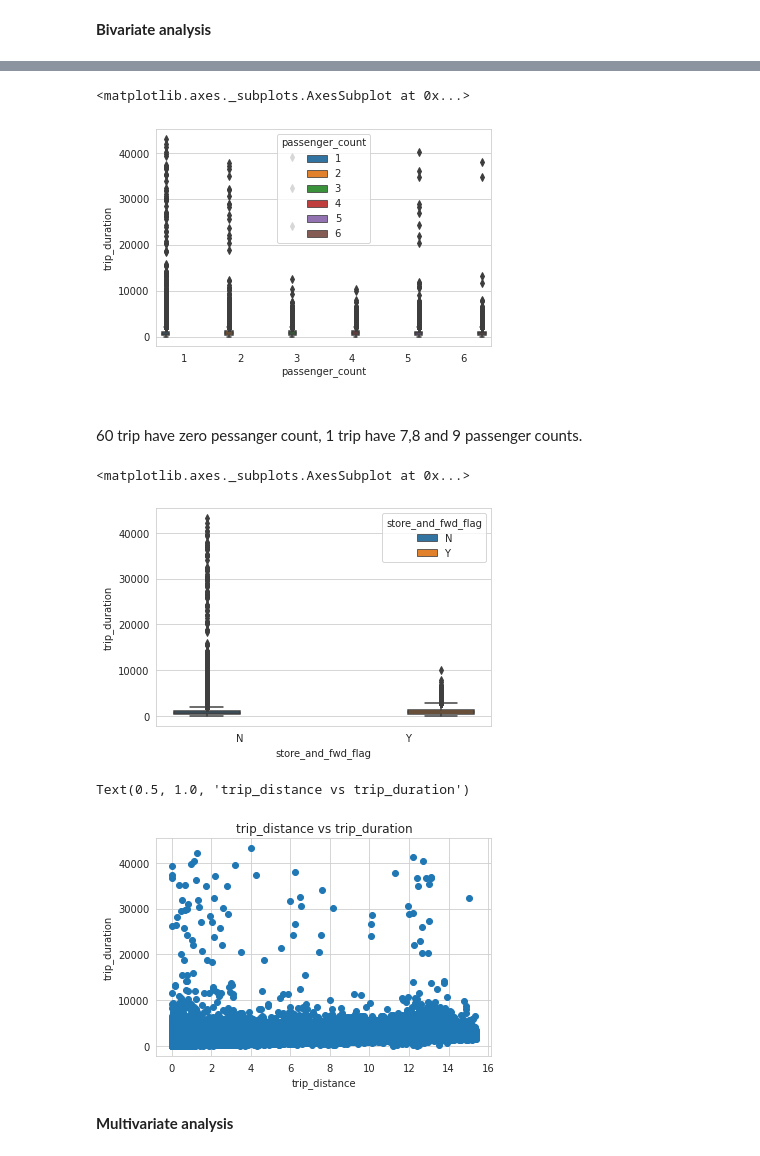
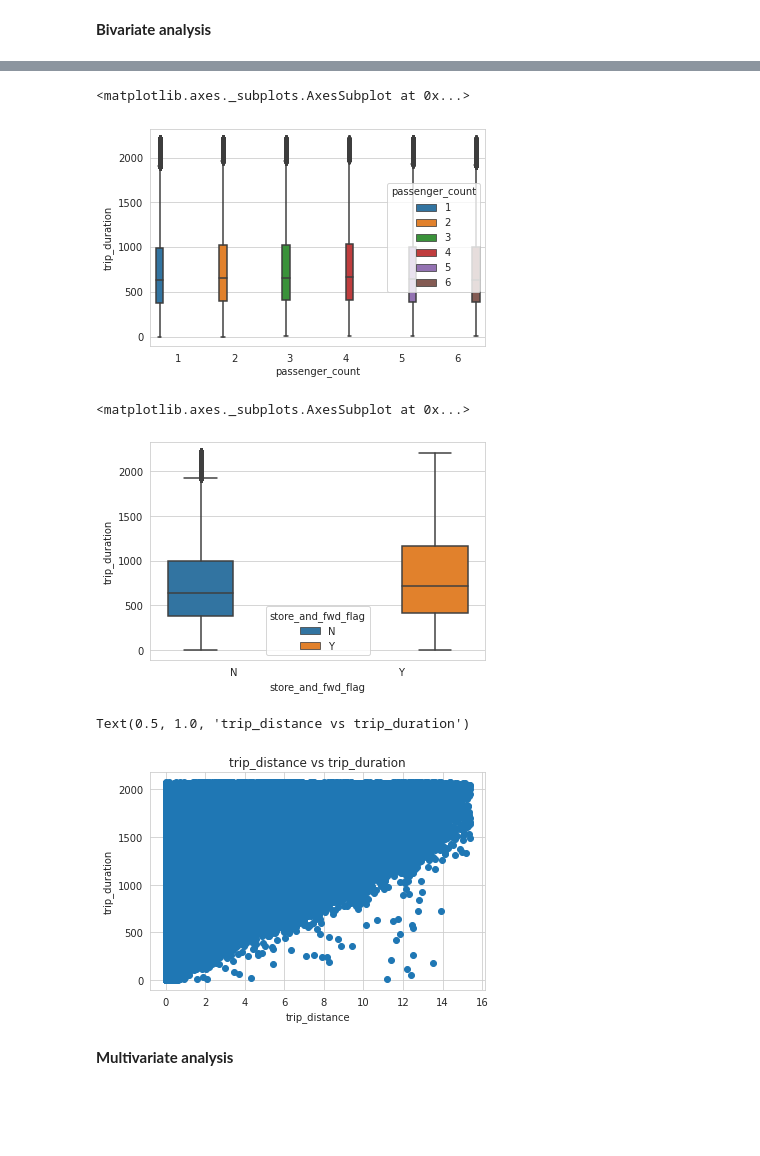
Before and after one commit to ad709kr/NYC-Taxi-Trip-Time-Predction, a Jupyter notebook: NYC_trip_time_prediction_individual.ipynb, the cells around one changed output, grey strips where cells are left out. Saved outputs shown, nothing was run; the diff lists cells and outputs as text; code cells hidden in the pictures; blank space fills up the shorter version.

```diff
--- a/NYC_trip_time_prediction_individual.ipynb
+++ b/NYC_trip_time_prediction_individual.ipynb
@@ -571,0 +588,31 @@ total data loss is  0.4753044608554246
+# %%
+#  1) using interquartile ranges
+def OutlierRemovaIQR(df):
+  first_Quartile = df['trip_duration'].quantile(0.25)
+  third_Quartile = df['trip_duration'].quantile(0.75)
+  IQR = third_Quartile - first_Quartile
+  low_lim = first_Quartile - 1.5 * IQR
+  if low_lim > 0:
+    lower_lim = low_lim
+  else:
+    lower_lim = 0
+  upper_limit = third_Quartile + 1.5* IQR
+  df1 = df[(df['trip_duration']>lower_lim) & (df['trip_duration'] < upper_limit)]
+  data_loss = df.shape[0]-df1.shape[0]
+  print("data loss by IQR method ", data_loss*100/df.shape[0])
+  return df1
+
+
+# 2) using stadard deviation
+def OutlierRemovalSTD(df):
+  mean = df['trip_duration'].mean()
+  std = df['trip_duration'].std()
+  lower_lim = mean - 2*std
+  upper_lim = mean + 2*std
+  df1 = df[(df['trip_duration']>lower_lim) & (df['trip_duration']<upper_lim)]
+  data_loss = df.shape[0]-df1.shape[0]
+  print("data loss by standard deviation method ", data_loss*100/df.shape[0])
+  return df1
+# %%
+# using IQR
+df_iqr = OutlierRemovaIQR(new_df)
@@ -580,23 +636,21 @@ sns.boxplot(data = new_df, x = 'vendor_id', y ='trip_duration', hue='vendor_id')
 # %%
-sns.boxplot(data =new_df, x = 'passenger_count', y ='trip_duration', hue='passenger_count')
+sns.boxplot(data =df_std, x = 'passenger_count', y ='trip_duration', hue='passenger_count')
 # %% [output]
 <matplotlib.axes._subplots.AxesSubplot at 0x...>
-[figure, old version]
+[figure, new version]
-# %% [markdown]
-<br> 60 trip have zero pessanger count, 1 trip have 7,8 and 9 passenger counts.
 # %%
-sns.boxplot(data =new_df, x = 'store_and_fwd_flag', y ='trip_duration', hue='store_and_fwd_flag')
+sns.boxplot(data =df_std, x = 'store_and_fwd_flag', y ='trip_duration', hue='store_and_fwd_flag')
 # %% [output]
 <matplotlib.axes._subplots.AxesSubplot at 0x...>
-[figure, old version]
+[figure, new version]
 # %%
-plt.scatter(new_df['trip_distance'],new_df['trip_duration'])
+plt.scatter(df_iqr['trip_distance'],df_iqr['trip_duration'])
 plt.xlabel("trip_distance")
 plt.ylabel("trip_duration")
 plt.title("trip_distance vs trip_duration")
 # %% [output]
 Text(0.5, 1.0, 'trip_distance vs trip_duration')
-[figure, old version]
+[figure, new version]
 # %%
 
 #plt.scatter(new_data1['pickup_latitude'],new_data1['pickup_longitude'],'r')
```
Also changed, not shown: parts of 42 cells of this notebook.
